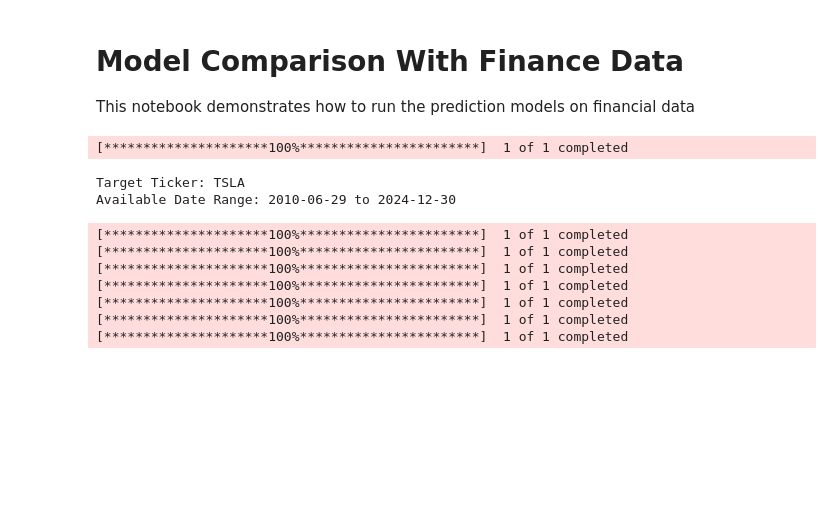
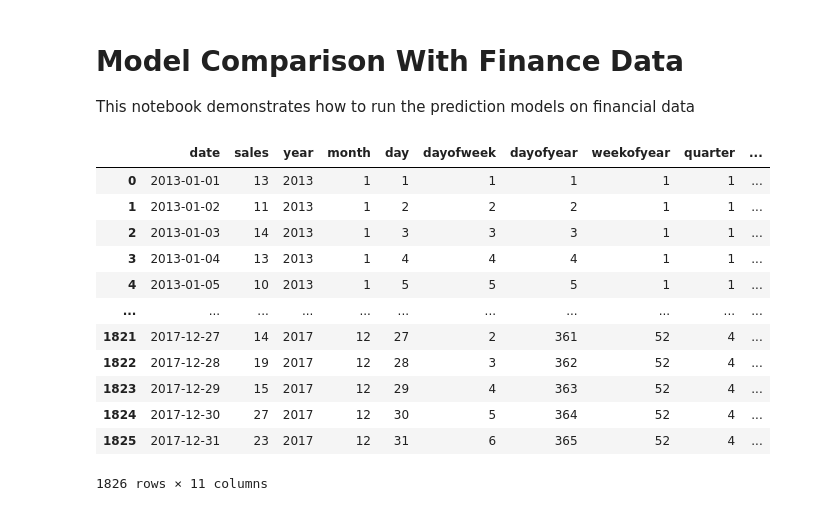
Before and after one commit to Cherry-808/DSS5104-ForecastDL, a Jupyter notebook: notebooks/ARIMA.ipynb, the cells around one changed output. Cells and saved outputs as stored; diff of their text form; code cells hidden in the pictures; blank space fills up the shorter version.

```diff
--- a/notebooks/ARIMA.ipynb
+++ b/notebooks/ARIMA.ipynb
@@ -35,64 +35,23 @@ from sklearn.preprocessing import RobustScaler
 from statsmodels.tsa.arima.model import ARIMA
 from math import sqrt
 # %%
-# Stocks / Assets / Indices:
-# TSLA – Tesla, Inc.
-# BTC-USD – Bitcoin to US Dollar
-# BZ=F – Brent Crude Oil Futures
-# DX-Y.NYB – U.S. Dollar Index
-# %5EVIX – CBOE Volatility Index (VIX)
-# %5EGSPC – S&P 500 Index
-# PCE Series (Personal Consumption Expenditures):
-# PCEPI – PCE Price Index
-# PCEPILFE – Core PCE Price Index (Excludes Food & Energy)
-# Auto Production Index (FRED: A43REV) – U.S. auto production trends.
-# 10-Year Treasury Yield (FRED: DGS10) – Affects growth stock valuations.
-# Federal Funds Rate (FRED: FEDFUNDS) – Cost of borrowing; impacts TSLA’s financing.
-# Consumer Sentiment Index (FRED: UMCSENT) – High-end car sales are sentiment-driven.
-# Consumer Price Index (CPI) - FRED Code: CPIAUCSL
-# Semiconductor Index - Ticker: SOXX
-# Lithium Prices - Ticker: LIT
+# load parquet data to pandas dataframe
+combined_data = pd.read_parquet('../data/dataset_retail/processed/data_no_lags_s1_i1.parquet')
+combined_data	= combined_data.drop(columns=['split'])
+target = 'sales'
 
-# Configuration
-FRED_API_KEY = '92300a5052e3ca2facec21726fc18b04'
-yahoo_series = ['BTC-USD', 'BZ=F', 'DX-Y.NYB', '%5EVIX', '%5EGSPC', 'LIT', 'SOXX']
-fred_series = {'PCEPI': 'PCE_Price_Index', 'PCEPILFE': 'Core_PCE_Price_Index', 'DGS10': '10-Year_Treasury_Yield', 'FEDFUNDS': 'Federal_Funds_Rate', 'UMCSENT': 'University_of_Michigan-Consumer_Sentiment', 'CPALTT01USM657N': 'Consumer_Price_Index-All_Items-Total_for_United_States', 'TOTALSA' : 'Total_Vehicle_Sales'}
-target_ticker = 'TSLA'
-target = 'Close_TSLA'
-scaler = get_scaler()
+combined_data
+# %% [output]
+|  | date | sales | year | month | day | dayofweek | dayofyear | weekofyear | quarter | ... |
+| 0 | 2013-01-01 | 13 | 2013 | 1 | 1 | 1 | 1 | 1 | 1 | ... |
+| 1 | 2013-01-02 | 11 | 2013 | 1 | 2 | 2 | 2 | 1 | 1 | ... |
+| 2 | 2013-01-03 | 14 | 2013 | 1 | 3 | 3 | 3 | 1 | 1 | ... |
+| 3 | 2013-01-04 | 13 | 2013 | 1 | 4 | 4 | 4 | 1 | 1 | ... |
+| 4 | 2013-01-05 | 10 | 2013 | 1 | 5 | 5 | 5 | 1 | 1 | ... |
+| ... | ... | ... | ... | ... | ... | ... | ... | ... | ... | ... |
+| 1821 | 2017-12-27 | 14 | 2017 | 12 | 27 | 2 | 361 | 52 | 4 | ... |
+| 1822 | 2017-12-28 | 19 | 2017 | 12 | 28 | 3 | 362 | 52 | 4 | ... |
+| 1823 | 2017-12-29 | 15 | 2017 | 12 | 29 | 4 | 363 | 52 | 4 | ... |
+| 1824 | 2017-12-30 | 27 | 2017 | 12 | 30 | 5 | 364 | 52 | 4 | ... |
+| 1825 | 2017-12-31 | 23 | 2017 | 12 | 31 | 6 | 365 | 52 | 4 | ... |
+1826 rows × 11 columns
-# %%
-# Step 1: Load target ticker first to determine date range
-df_target = load_finance_data(target_ticker, "1950-01-01", "2024-12-31", True)
-start_date = df_target.index.min().strftime('%Y-%m-%d')
-end_date = df_target.index.max().strftime('%Y-%m-%d')
-print(f"Target Ticker: {target_ticker}")
-print(f"Available Date Range: {start_date} to {end_date}")
-
-# Step 2: Store target data and apply technical features
-df_target = enrich_target_stock(df_target, target_ticker)
-all_data = {target_ticker: df_target}
-
-# Step 3: Load all other Yahoo Finance tickers aligned to target date range
-for ticker in yahoo_series:
-    if ticker == target_ticker:
-        continue  # already loaded and enriched
-    df = load_finance_data(ticker, start_date, end_date, False)
-    all_data[ticker] = df
-
-# Step 4: Load FRED macroeconomic data and align by target's date range
-for series_id, series_name in fred_series.items():
-    df = load_fred_data(series_id, series_name, FRED_API_KEY, start_date, end_date)
-    # Clip to target's date range for clean merge
-    df = df.loc[start_date:end_date]
-    all_data[series_name] = df
-# %% [output]
-[*********************100%***********************]  1 of 1 completed
-Target Ticker: TSLA
-Available Date Range: 2010-06-29 to 2024-12-30
-[*********************100%***********************]  1 of 1 completed
-[*********************100%***********************]  1 of 1 completed
-[*********************100%***********************]  1 of 1 completed
-[*********************100%***********************]  1 of 1 completed
-[*********************100%***********************]  1 of 1 completed
-[*********************100%***********************]  1 of 1 completed
-[*********************100%***********************]  1 of 1 completed
```
Also changed, not shown: parts of 7 cells of this notebook, 2 other files.
